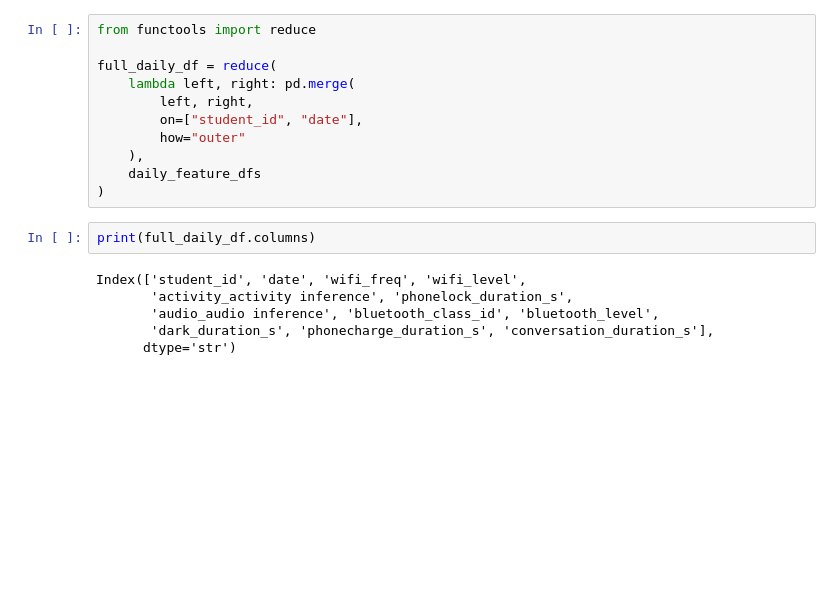
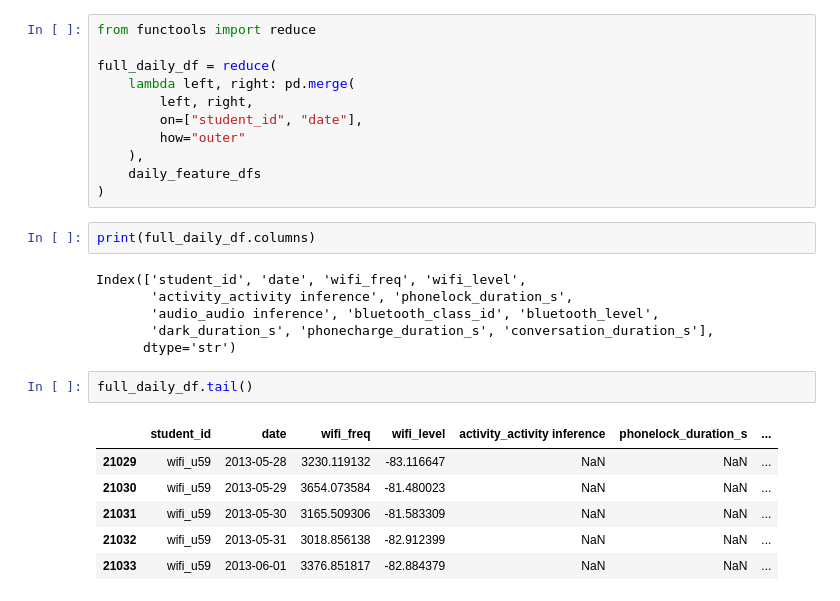
Before and after one commit to leilatawfik/BMEN619_StudentLife, a Jupyter notebook: Preprocessing.ipynb, the cells around one changed output. Saved outputs shown, nothing was run; the diff lists cells and outputs as text; blank space fills up the shorter version.

```diff
--- a/Preprocessing.ipynb
+++ b/Preprocessing.ipynb
@@ -480,3 +458,12 @@ Index(['student_id', 'date', 'wifi_freq', 'wifi_level',
        'audio_audio inference', 'bluetooth_class_id', 'bluetooth_level',
        'dark_duration_s', 'phonecharge_duration_s', 'conversation_duration_s'],
       dtype='str')
+# %%
+full_daily_df.tail()
+# %% [output]
+|  | student_id | date | wifi_freq | wifi_level | activity_activity inference | phonelock_duration_s | ... |
+| 21029 | wifi_u59 | 2013-05-28 | 3230.119132 | -83.116647 | NaN | NaN | ... |
+| 21030 | wifi_u59 | 2013-05-29 | 3654.073584 | -81.480023 | NaN | NaN | ... |
+| 21031 | wifi_u59 | 2013-05-30 | 3165.509306 | -81.583309 | NaN | NaN | ... |
+| 21032 | wifi_u59 | 2013-05-31 | 3018.856138 | -82.912399 | NaN | NaN | ... |
+| 21033 | wifi_u59 | 2013-06-01 | 3376.851817 | -82.884379 | NaN | NaN | ... |
```
Also changed, not shown: parts of 10 cells of this notebook.
